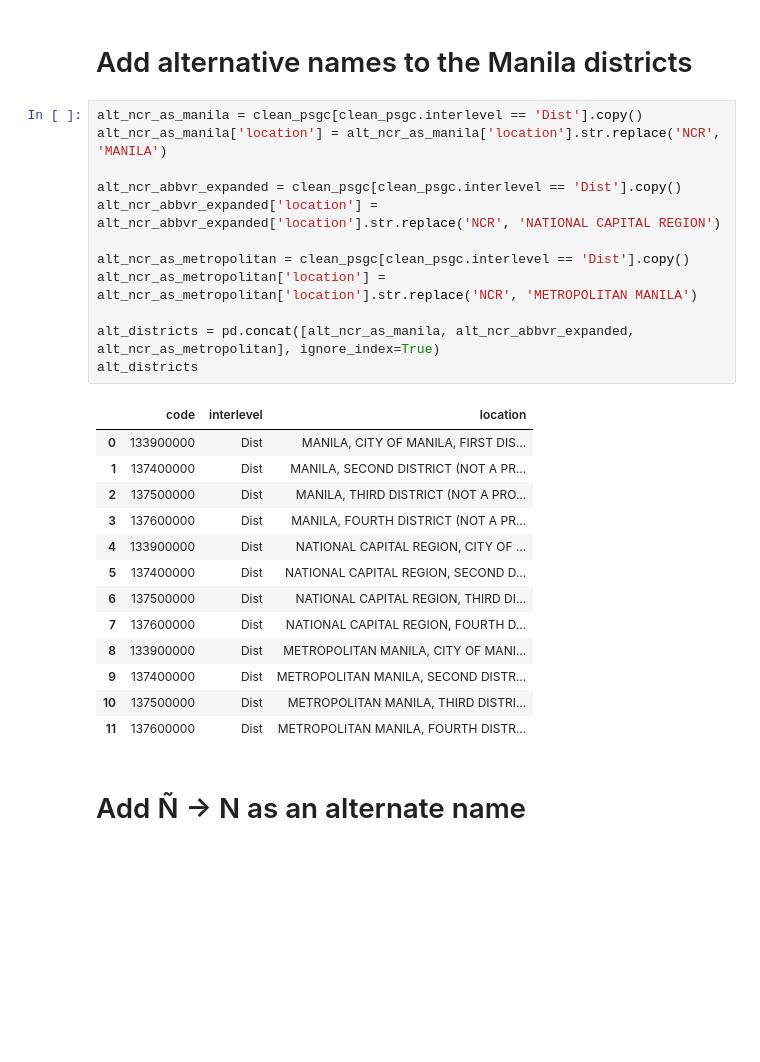
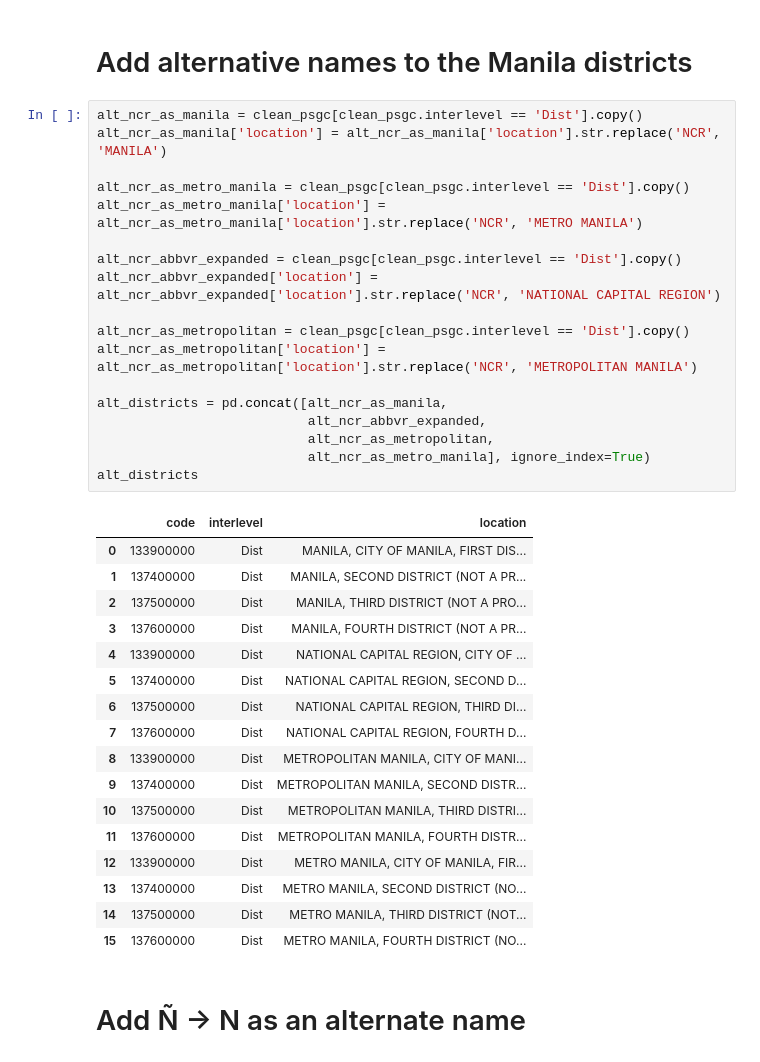
Before and after one commit to thinkingmachines/linksight-2018, a Jupyter notebook: data/clean-psgc.ipynb, the cells around one changed output. Saved outputs shown, nothing was run; the diff lists cells and outputs as text; blank space fills up the shorter version.

Commit message:
Add 'Metro Manila' as alt name for 'NCR'

```diff
--- a/data/clean-psgc.ipynb
+++ b/data/clean-psgc.ipynb
@@ -755,29 +755,39 @@ president['location'] = president['location'].str.replace('^PRES\.', 'PRESIDENT'
 # %%
 alt_ncr_as_manila = clean_psgc[clean_psgc.interlevel == 'Dist'].copy()
 alt_ncr_as_manila['location'] = alt_ncr_as_manila['location'].str.replace('NCR', 'MANILA')
+
+alt_ncr_as_metro_manila = clean_psgc[clean_psgc.interlevel == 'Dist'].copy()
+alt_ncr_as_metro_manila['location'] = alt_ncr_as_metro_manila['location'].str.replace('NCR', 'METRO MANILA')
 
 alt_ncr_abbvr_expanded = clean_psgc[clean_psgc.interlevel == 'Dist'].copy()
 alt_ncr_abbvr_expanded['location'] = alt_ncr_abbvr_expanded['location'].str.replace('NCR', 'NATIONAL CAPITAL REGION')
 
 alt_ncr_as_metropolitan = clean_psgc[clean_psgc.interlevel == 'Dist'].copy()
 alt_ncr_as_metropolitan['location'] = alt_ncr_as_metropolitan['location'].str.replace('NCR', 'METROPOLITAN MANILA')
 
-alt_districts = pd.concat([alt_ncr_as_manila, alt_ncr_abbvr_expanded, alt_ncr_as_metropolitan], ignore_index=True)
+alt_districts = pd.concat([alt_ncr_as_manila,
+                           alt_ncr_abbvr_expanded,
+                           alt_ncr_as_metropolitan,
+                           alt_ncr_as_metro_manila], ignore_index=True)
 alt_districts
 # %% [output]
 |  | code | interlevel | location |
 | 0 | 133900000 | Dist | MANILA, CITY OF MANILA, FIRST DIS... |
 | 1 | 137400000 | Dist | MANILA, SECOND DISTRICT (NOT A PR... |
 | 2 | 137500000 | Dist | MANILA, THIRD DISTRICT (NOT A PRO... |
 | 3 | 137600000 | Dist | MANILA, FOURTH DISTRICT (NOT A PR... |
 | 4 | 133900000 | Dist | NATIONAL CAPITAL REGION, CITY OF ... |
 | 5 | 137400000 | Dist | NATIONAL CAPITAL REGION, SECOND D... |
 | 6 | 137500000 | Dist | NATIONAL CAPITAL REGION, THIRD DI... |
 | 7 | 137600000 | Dist | NATIONAL CAPITAL REGION, FOURTH D... |
 | 8 | 133900000 | Dist | METROPOLITAN MANILA, CITY OF MANI... |
 | 9 | 137400000 | Dist | METROPOLITAN MANILA, SECOND DISTR... |
 | 10 | 137500000 | Dist | METROPOLITAN MANILA, THIRD DISTRI... |
 | 11 | 137600000 | Dist | METROPOLITAN MANILA, FOURTH DISTR... |
+| 12 | 133900000 | Dist | METRO MANILA, CITY OF MANILA, FIR... |
+| 13 | 137400000 | Dist | METRO MANILA, SECOND DISTRICT (NO... |
+| 14 | 137500000 | Dist | METRO MANILA, THIRD DISTRICT (NOT... |
+| 15 | 137600000 | Dist | METRO MANILA, FOURTH DISTRICT (NO... |
 # %% [markdown]
 # Add Ñ -> N as an alternate name
 # %%
```
Also changed, not shown: parts of 2 cells of this notebook, 1 other file.
